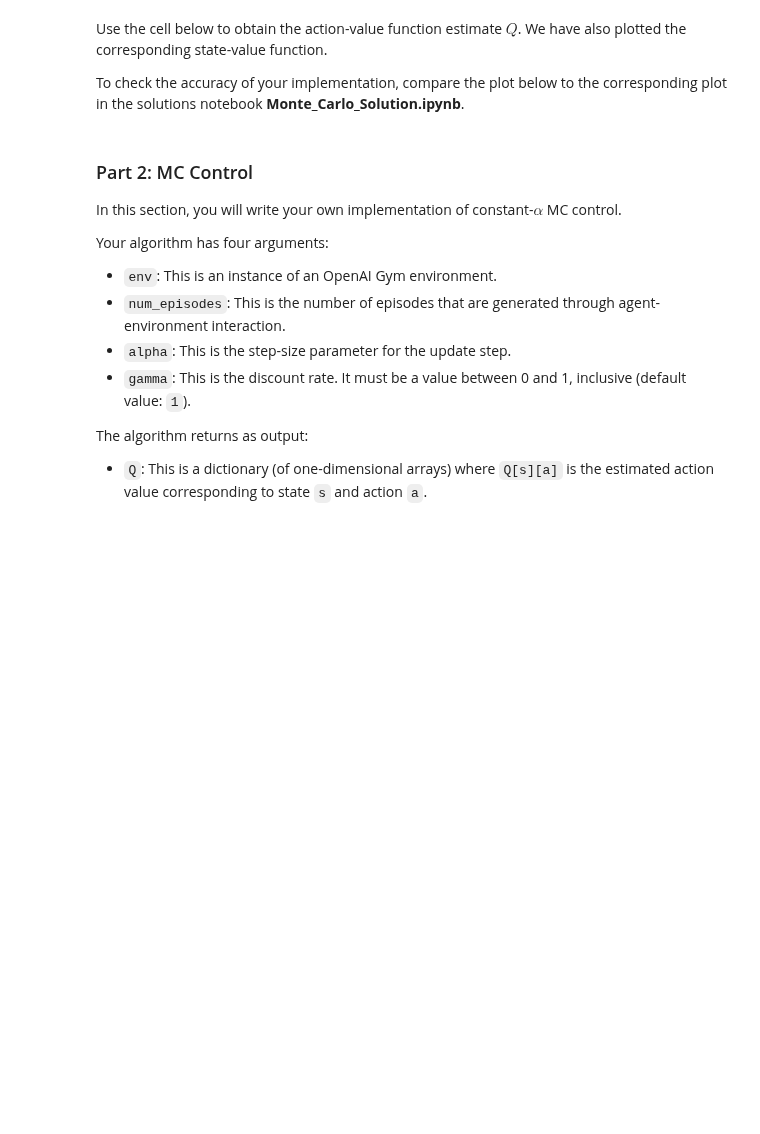
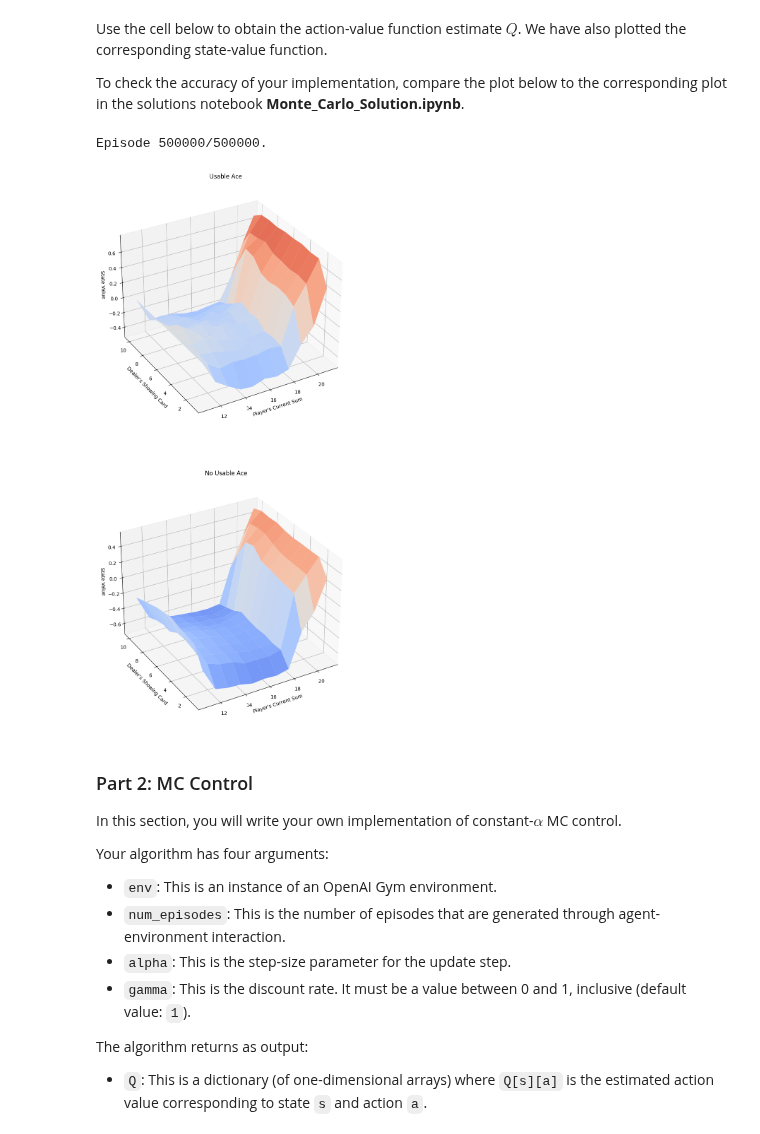
Before and after one commit to nsoojin/deep-reinforcement-learning, a Jupyter notebook: monte-carlo/Monte_Carlo.ipynb, the cells around one changed output. Drawn from its saved outputs; the diff is of its cells as text; code cells hidden in the pictures; blank space fills up the shorter version.

```diff
--- a/monte-carlo/Monte_Carlo.ipynb
+++ b/monte-carlo/Monte_Carlo.ipynb
@@ -18,7 +18,7 @@ from plot_utils import plot_blackjack_values, plot_policy
 # %% [markdown]
 Use the code cell below to create an instance of the [Blackjack](https://github.com/openai/gym/blob/master/gym/envs/toy_text/blackjack.py) environment.
 # %%
-env = gym.make('Blackjack-v0')
+env = gym.make('Blackjack-v1')
 # %% [markdown]
 Each state is a 3-tuple of:
 - the player's current sum $\in \{0, 1, \ldots, 31\}$,
@@ -40,7 +43,7 @@ Execute the code cell below to play Blackjack with a random policy.
 
 (_The code currently plays Blackjack three times - feel free to change this number, or to run the cell multiple times.  The cell is designed for you to get some experience with the output that is returned as the agent interacts with the environment._)
 # %%
-for i_episode in range(3):
+for i_episode in range(5):
     state = env.reset()
     while True:
         print(state)
@@ -102,27 +127,48 @@ def mc_prediction_q(env, num_episodes, generate_episode, gamma=1.0):
     # loop over episodes
     for i_episode in range(1, num_episodes+1):
         # monitor progress
+        env.reset()
         if i_episode % 1000 == 0:
             print("\rEpisode {}/{}.".format(i_episode, num_episodes), end="")
             sys.stdout.flush()
 
-        ## TODO: complete the function
+        episodes = generate_episode(env)
+        for timestep in range(0, len(episodes)):
+            episode = episodes[timestep]
+            state = episode[0]
+            action = episode[1]
+            reward = episode[2]
+            N[state][action] += 1
+            returns_sum[state][action] += G_t(episodes, timestep, gamma)
+            Q[state][action] = returns_sum[state][action] / N[state][action]
 
     return Q
+
+def G_t(episodes, timestep, gamma):
+    return_t = 0
+
+    if len(episodes) - 1 == timestep:
+        return episodes[timestep][2]
+
+    for i_episode in range(timestep, len(episodes)):
+        return episodes[i_episode][2] + gamma * G_t(episodes, i_episode+1, gamma)
 # %% [markdown]
 Use the cell below to obtain the action-value function estimate $Q$.  We have also plotted the corresponding state-value function.
 
 To check the accuracy of your implementation, compare the plot below to the corresponding plot in the solutions notebook **Monte_Carlo_Solution.ipynb**.
 # %%
 # obtain the action-value function
-Q = mc_prediction_q(env, 500000, generate_episode_from_limit_stochastic)
+Q = mc_prediction_q(env, 500000, generate_episode_from_limit_stochastic, gamma=0.9)
 
 # obtain the corresponding state-value function
 V_to_plot = dict((k,(k[0]>18)*(np.dot([0.8, 0.2],v)) + (k[0]<=18)*(np.dot([0.2, 0.8],v))) \
          for k, v in Q.items())
 
 # plot the state-value function
 plot_blackjack_values(V_to_plot)
+# %% [output]
+Episode 500000/500000.
+[figure, added]
 # %% [markdown]
 ### Part 2: MC Control
 
```
Also changed, not shown: parts of 3 cells of this notebook.
